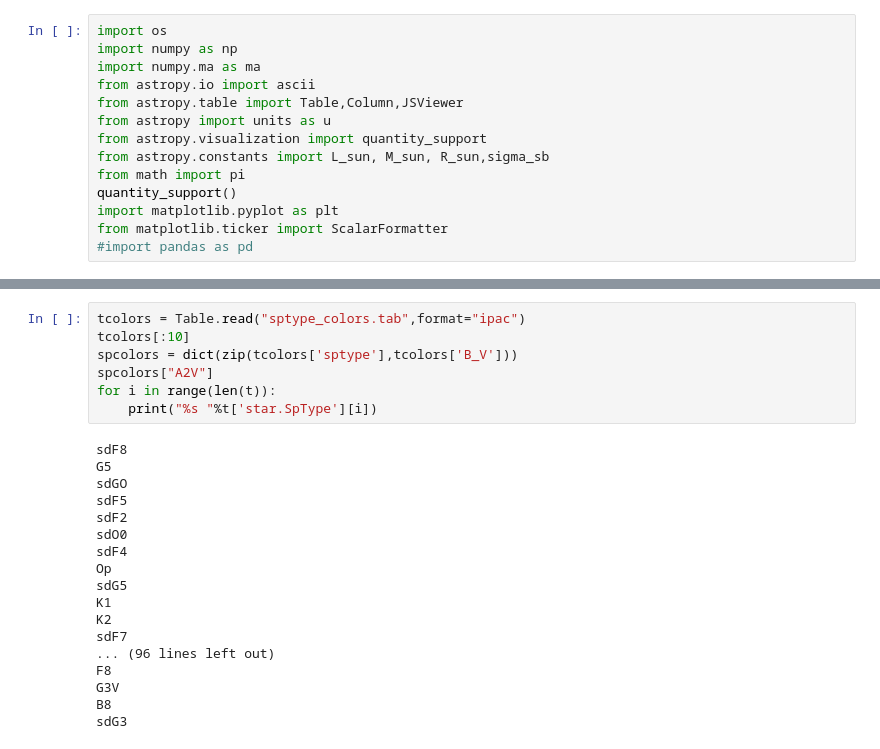
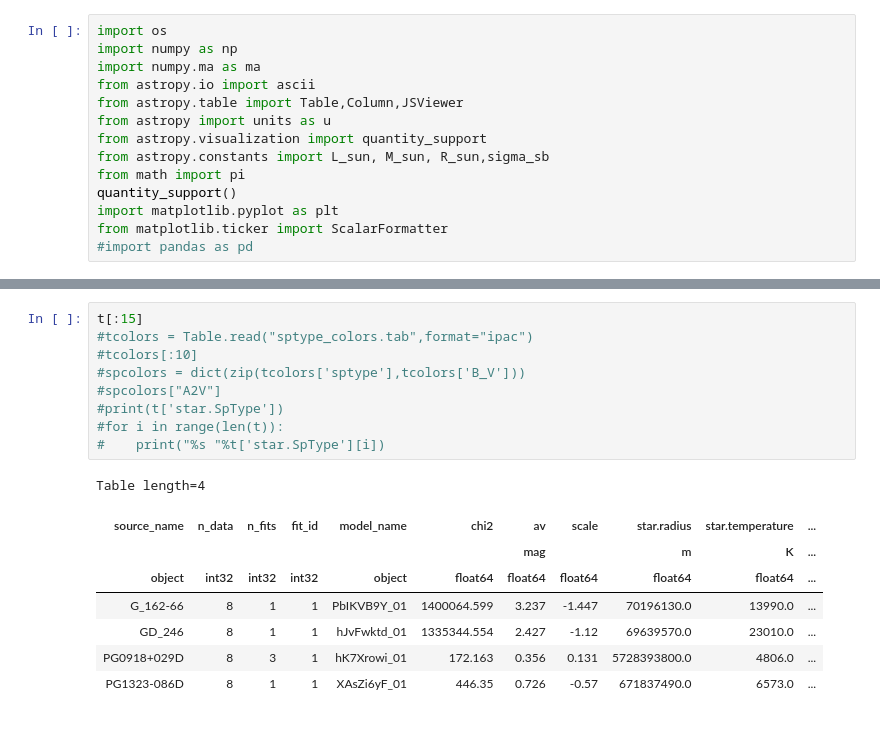
Before and after one commit to mpound/YSOproject, a Jupyter notebook: paramread.ipynb, the cells around one changed output, grey strips where cells are left out. Saved outputs shown, nothing was run; the diff lists cells and outputs as text.

```diff
--- a/paramread.ipynb
+++ b/paramread.ipynb
@@ -179,25 +230,18 @@ Table length=112
 # %%
-tcolors = Table.read("sptype_colors.tab",format="ipac")
-tcolors[:10]
-spcolors = dict(zip(tcolors['sptype'],tcolors['B_V']))
-spcolors["A2V"]
-for i in range(len(t)):
-    print("%s "%t['star.SpType'][i])
+t[:15]
+#tcolors = Table.read("sptype_colors.tab",format="ipac")
+#tcolors[:10]
+#spcolors = dict(zip(tcolors['sptype'],tcolors['B_V']))
+#spcolors["A2V"]
+#print(t['star.SpType'])
+#for i in range(len(t)):
+#    print("%s "%t['star.SpType'][i])
 # %% [output]
-sdF8
-G5
-sdGO
-sdF5
-sdF2
-sdO0
-sdF4
-Op
-sdG5
-K1
-K2
-sdF7
-... (96 lines left out)
-F8
-G3V
-B8
-sdG3
+Table length=4
+| source_name | n_data | n_fits | fit_id | model_name | chi2 | av | scale | star.radius | star.temperature | ... |
+|  |  |  |  |  |  | mag |  | m | K | ... |
+| object | int32 | int32 | int32 | object | float64 | float64 | float64 | float64 | float64 | ... |
+| G_162-66 | 8 | 1 | 1 | PbIKVB9Y_01 | 1400064.599 | 3.237 | -1.447 | 70196130.0 | 13990.0 | ... |
+| GD_246 | 8 | 1 | 1 | hJvFwktd_01 | 1335344.554 | 2.427 | -1.12 | 69639570.0 | 23010.0 | ... |
+| PG0918+029D | 8 | 3 | 1 | hK7Xrowi_01 | 172.163 | 0.356 | 0.131 | 5728393800.0 | 4806.0 | ... |
+| PG1323-086D | 8 | 1 | 1 | XAsZi6yF_01 | 446.35 | 0.726 | -0.57 | 671837490.0 | 6573.0 | ... |
```
Also changed, not shown: parts of 9 cells of this notebook.
